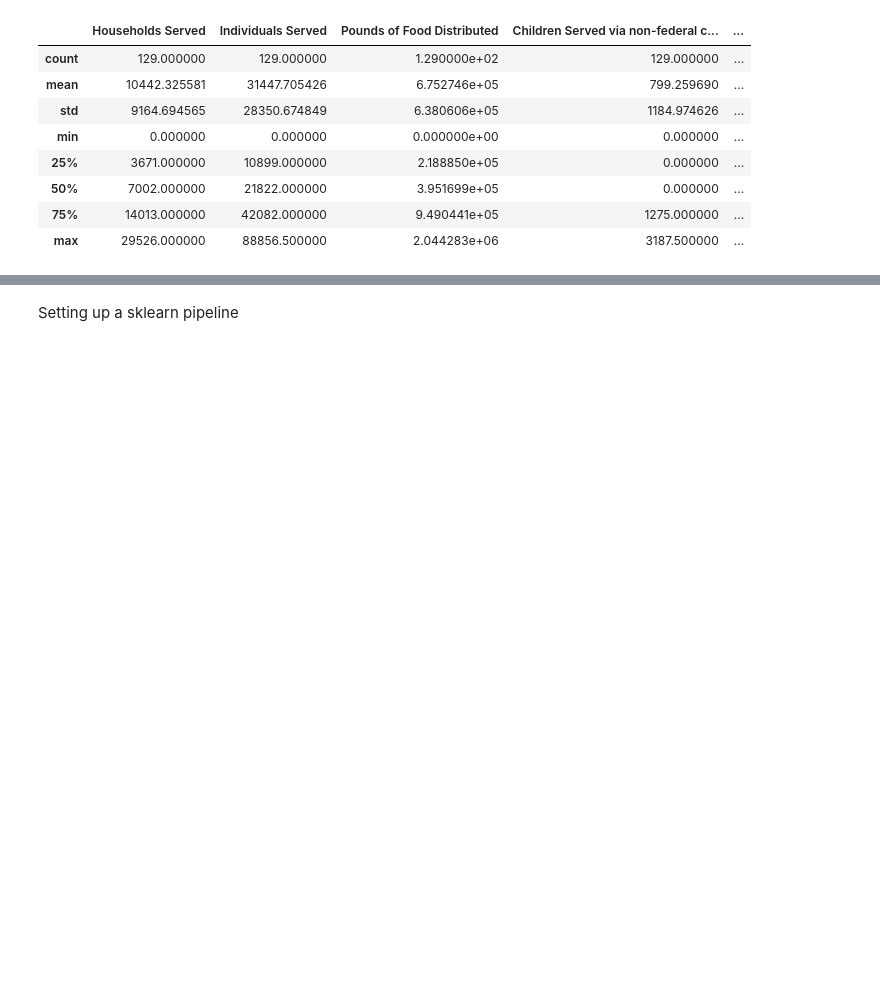
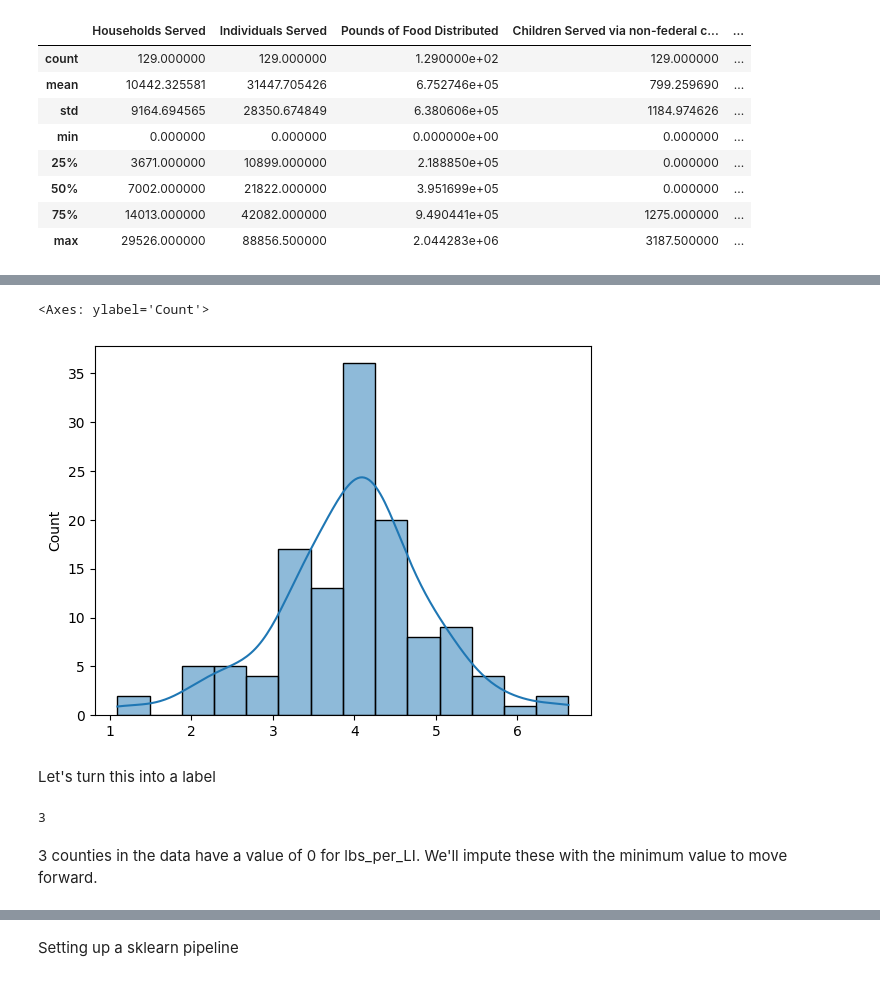
Before and after one commit to ericwhamilton1/gradient-descent-into-madness, a Jupyter notebook: preliminary_exp.ipynb, the cells around one changed output, grey strips where cells are left out. Drawn from its saved outputs; the diff is of its cells as text; code cells hidden in the pictures; blank space fills up the shorter version.

```diff
--- a/preliminary_exp.ipynb
+++ b/preliminary_exp.ipynb
@@ -61,0 +83,14 @@ List categorical features:  ['County']
+# %%
+log_lbs_per_LI = np.log(lbs_per_LI)
+sns.histplot(log_lbs_per_LI, kde=True)
+# %% [output]
+<Axes: ylabel='Count'>
+[figure, added]
+# %% [markdown]
+Let's turn this into a label
+# %%
+np.sum([val == 0.0 for val in lbs_per_LI])
+# %% [output]
+3
+# %% [markdown]
+3 counties in the data have a value of 0 for lbs_per_LI. We'll impute these with the minimum value to move forward.
```
Also changed, not shown: parts of 14 cells of this notebook.
